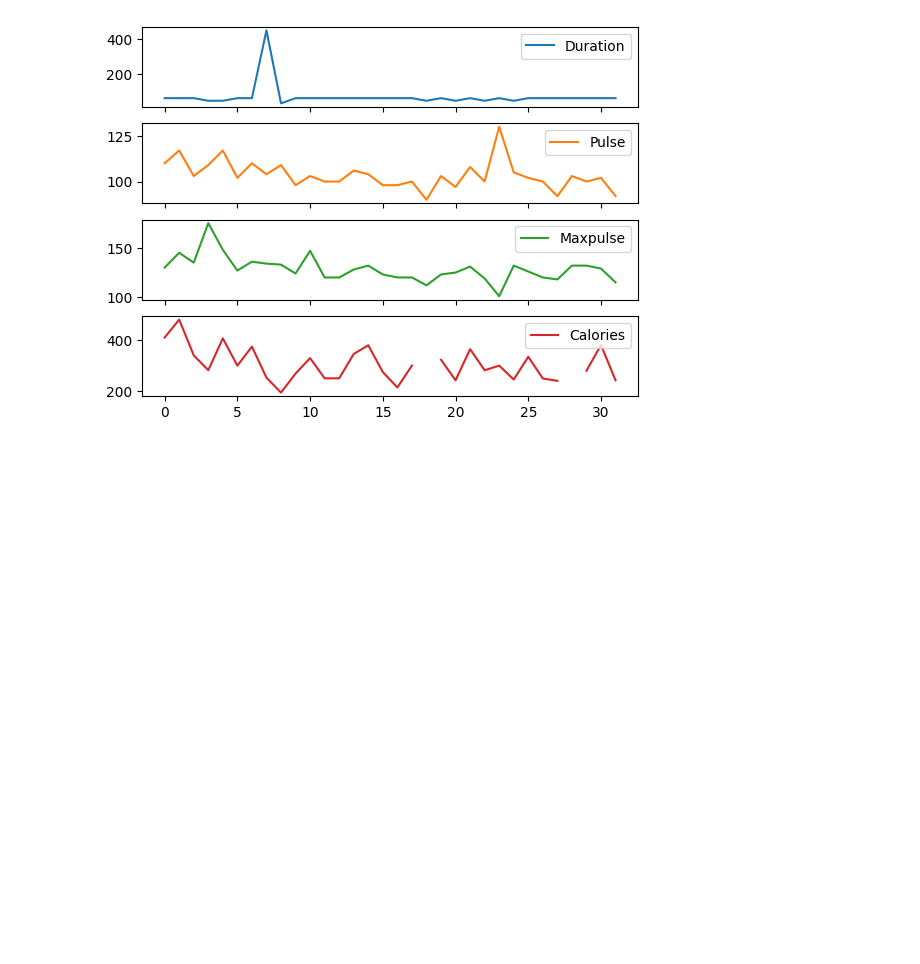
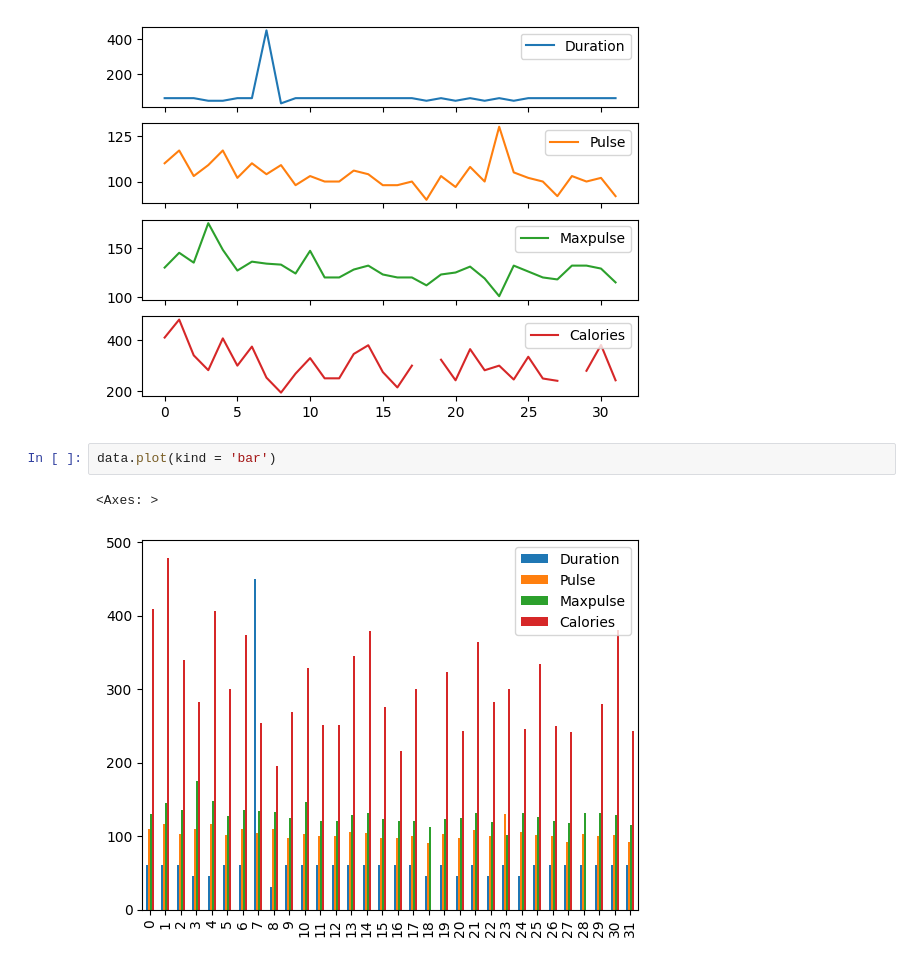
Before and after one commit to Gaba-csm/DEA113, a Jupyter notebook: EDA.ipynb, the cells around one changed output. Drawn from its saved outputs; the diff is of its cells as text; blank space fills up the shorter version.

```diff
--- a/EDA.ipynb
+++ b/EDA.ipynb
@@ -252,3 +252,8 @@ data.plot(kind = 'line', subplots = True)
 plt.show()
 # %% [output]
 [figure]
+# %%
+data.plot(kind = 'bar')
+# %% [output]
+<Axes: >
+[figure, added]
```
Also changed, not shown: parts of 1 cell of this notebook.
